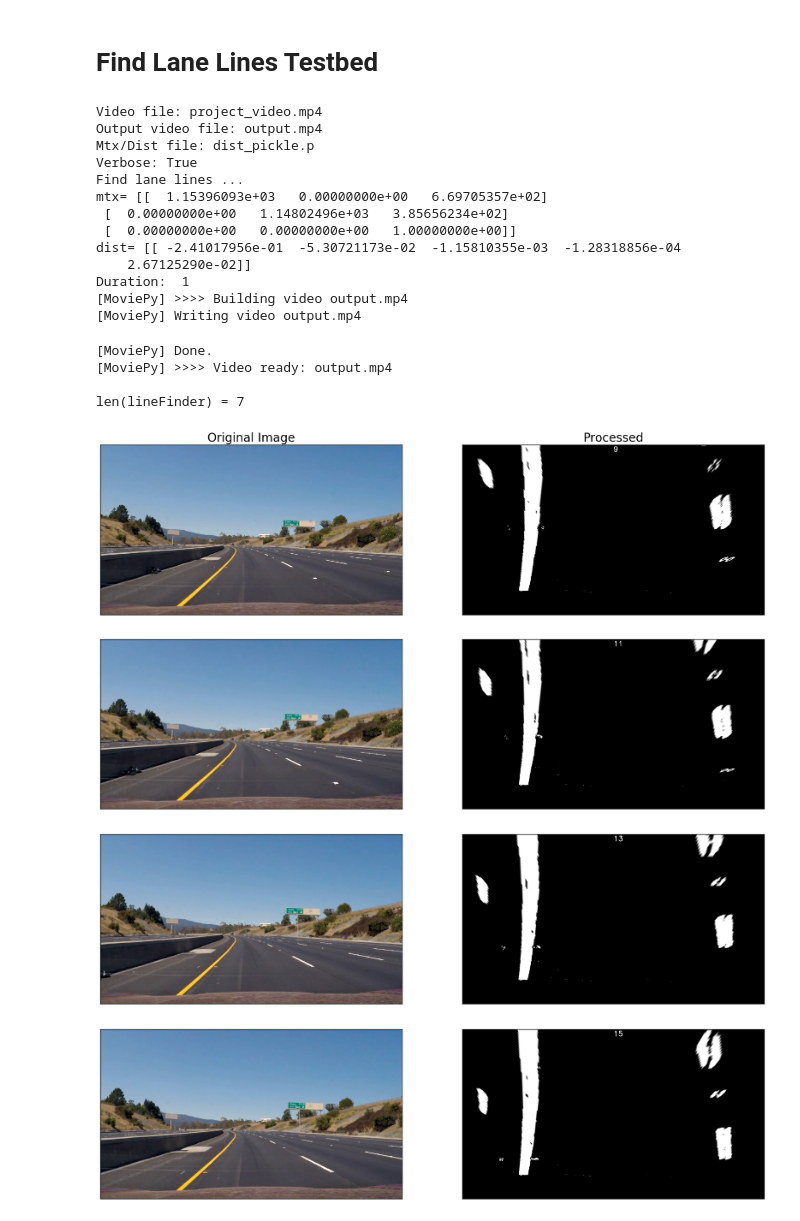
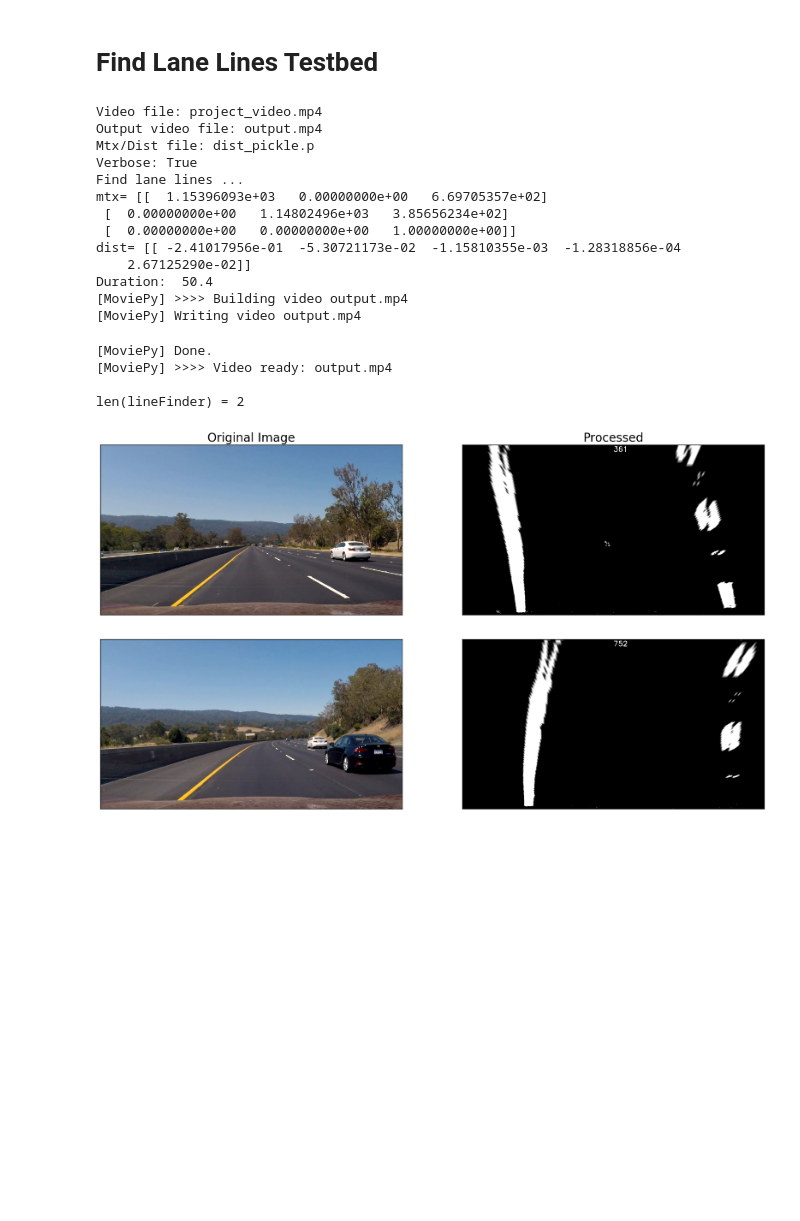
Before and after one commit to AaronLeong/CarND-Advanced-Lane-Lines, a Jupyter notebook: find_lines.ipynb, the cells around one changed output. Drawn from its saved outputs; the diff is of its cells as text; code cells hidden in the pictures; blank space fills up the shorter version.

```diff
--- a/find_lines.ipynb
+++ b/find_lines.ipynb
@@ -178,35 +178,62 @@ class LineFinder(object):
 
 #         img = img_combined
 
+        bottomW = w - 100
+        topW = 180 # 235
+        topH = h//2 + 100
+        bottomH = h - 20
+        deltaW = 20
+
+#         print('bottomW = ', bottomW)
+#         print('topW = ', topW)
+
+
         # Perspective Transform
-        PARAMS_DELTA_LEFT_BOTTOM = (160, -20) # (130, 60)
-        PARAMS_DELTA_LEFT_UP = (-130, 120) # (-10, 30)
-        PARAMS_DELTA_RIGHT_UP = (120, 120) # (10, 30)
-        PARAMS_DELTA_RIGHT_BOTTOM = (-60, -20) # (-80, -60)
+        PARAMS_DELTA_LEFT_BOTTOM = (120, -20) # (130, 60) (160, -20)
+        PARAMS_DELTA_LEFT_UP = (-145, 120) # (-10, 30) (-130, 120)
+        PARAMS_DELTA_RIGHT_UP = (170, 120) # (10, 30) (120, 120)
+        PARAMS_DELTA_RIGHT_BOTTOM = (-60, -20) # (-80, -60) (-60, -20)
         region_deltas = [PARAMS_DELTA_LEFT_BOTTOM, PARAMS_DELTA_LEFT_UP, PARAMS_DELTA_RIGHT_UP, PARAMS_DELTA_RIGHT_BOTTOM]
 
-        region_vertices = np.array([[(0      + region_deltas[0][0], h    + region_deltas[0][1]),
-                             (w//2 + region_deltas[1][0], h//2 + region_deltas[1][1]),
-                             (w//2 + region_deltas[2][0], h//2 + region_deltas[2][1]),
-                             (w    + region_deltas[3][0], h    + region_deltas[3][1])]])
+#         region_vertices = np.array([[(0      + region_deltas[0][0], h    + region_deltas[0][1]),
+#                              (w//2 + region_deltas[1][0], h//2 + region_deltas[1][1]),
+#                              (w//2 + region_deltas[2][0], h//2 + region_deltas[2][1]),
+#                              (w    + region_deltas[3][0], h    + region_deltas[3][1])]])
+
+        region_vertices = np.array([[((w - bottomW) // 2 + deltaW, bottomH),
+                                     ((w - topW) // 2 + deltaW, topH),
+                                     ((w + topW) // 2 + deltaW, topH),
+                                     ((w + bottomW) // 2 + deltaW, bottomH)]])
+
 
 #         print('reg.shape =', region_vertices.shape)
 
-        dest_vertices = np.array([[region_vertices[0][0],
-                        (region_vertices[0][0][0],region_vertices[0][1][1]),
-                        (region_vertices[0][3][0],region_vertices[0][2][1]),
-                        region_vertices[0][3]]])
-        offset = 100
-        dest_vertices = np.array([[(offset, h - offset),
-                        (offset, offset),
-                        (w - offset, offset),
-                        (w - offset, h - offset)]])
+#         dest_vertices = np.array([[region_vertices[0][0],
+#                         (region_vertices[0][0][0],region_vertices[0][1][1]),
+#                         (region_vertices[0][3][0],region_vertices[0][2][1]),
+#                         region_vertices[0][3]]])
+#         offset = 100
+#         dest_vertices = np.array([[(offset, h - offset),
+#                         (offset, offset),
+#                         (w - offset, offset),
+#                         (w - offset, h - offset)]])
+
+        offsetH = 10
+        offsetW = 20
+        dest_vertices = np.array([[(offsetW, h - offsetH),
+                        (offsetW, offsetH),
+                        (w - offsetW, offsetH),
+                        (w - offsetW, h - offsetH)]])
+
 #         if sampled:
 #             print('region_vertices =', region_vertices)
 #             print('dest_vertices =', dest_vertices)
 
         M = cv2.getPerspectiveTransform(np.float32(region_vertices), np.float32(dest_vertices))
         img = cv2.warpPerspective(img, M, (w,h), flags=cv2.INTER_LINEAR)
+
+#         plt.imshow(img2)
+#         plt.show()
 
 #         cv2.polylines(img, region_vertices, True, (0, 0, 255), 5)
 #         cv2.polylines(img, dest_vertices, True, (0, 255, 0), 2)
@@ -227,7 +254,7 @@ class LineFinder(object):
 
 
 clip = VideoFileClip(video_file)
-clip = clip.subclip(t_end=1)
+# clip = clip.subclip(t_end=1)
 print('Duration: ', clip.duration)
 lineFinder = LineFinder(mtx=mtx, dist=dist, sampling=6./(clip.duration * 25))
 clip = clip.fl_image(lineFinder.process_image)
@@ -247,36 +274,34 @@ for idx, (sample_orig, sample_proc) in enumerate(zip(lineFinder.samples_orig, li
     plt.subplot(1, 2, 1)
     cur_axes = plt.gca()
     cur_axes.axes.get_xaxis().set_ticks([])
     cur_axes.axes.get_yaxis().set_ticks([])
     if idx == 0:
         plt.title('Original Image', fontsize=20)
     plt.imshow(sample_orig)
     plt.subplot(1, 2, 2)
     cur_axes = plt.gca()
     cur_axes.axes.get_xaxis().set_ticks([])
     cur_axes.axes.get_yaxis().set_ticks([])
     if idx == 0:
         plt.title('Processed', fontsize=20)
     plt.imshow(sample_proc)
 # %% [output]
 Video file: project_video.mp4
 Output video file: output.mp4
 Mtx/Dist file: dist_pickle.p
 Verbose: True
 Find lane lines ...
 mtx= [[  1.15396093e+03   0.00000000e+00   6.69705357e+02]
  [  0.00000000e+00   1.14802496e+03   3.85656234e+02]
  [  0.00000000e+00   0.00000000e+00   1.00000000e+00]]
 dist= [[ -2.41017956e-01  -5.30721173e-02  -1.15810355e-03  -1.28318856e-04
     2.67125290e-02]]
-Duration:  1
+Duration:  50.4
 [MoviePy] >>>> Building video output.mp4
 [MoviePy] Writing video output.mp4
 [MoviePy] Done.
 [MoviePy] >>>> Video ready: output.mp4
 
-len(lineFinder) = 7
+len(lineFinder) = 2
-[figure, old version]
+[figure, new version]
-[figure, old version]
+[figure, new version]
-[figure, removed]
-[figure, removed]
```
Also changed, not shown: parts of 1 cell of this notebook, 1 other file.
